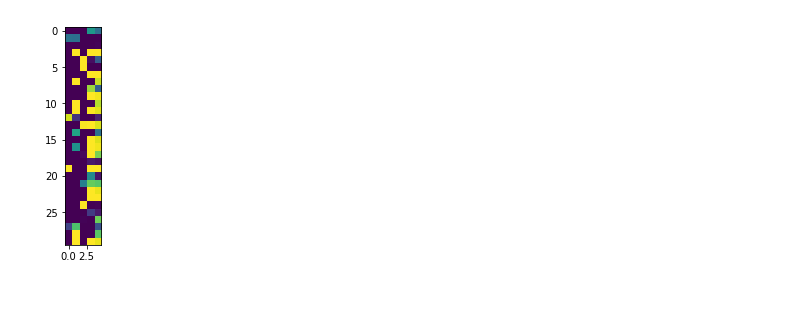
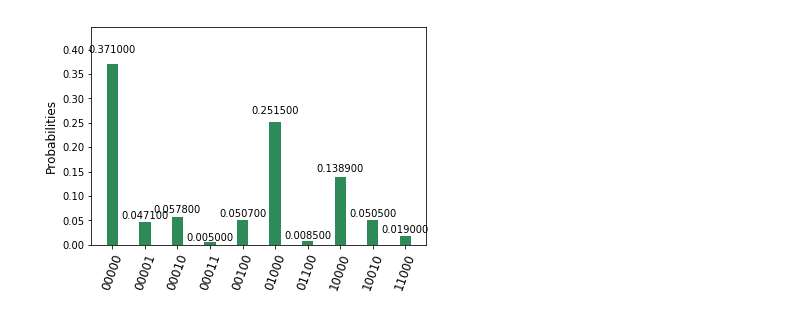
Before and after one commit to RQC-QApp/NNQST, a Jupyter notebook: nn_qst/pytorch_vae.ipynb, the cells around one changed output. Cells and saved outputs as stored; diff of their text form; code cells hidden in the pictures.

```diff
--- a/nn_qst/pytorch_vae.ipynb
+++ b/nn_qst/pytorch_vae.ipynb
@@ -236,9 +231,18 @@ plt.show()
 # %%
-rand_latent = torch.randn(30, 3)
+rand_latent = torch.randn(10000, 5)
 rand_latent = Variable(rand_latent)
 decoded = vae.decoder(rand_latent)
 
-plt.imshow(decoded.data.numpy())
-plt.show()
+# plt.imshow(decoded.data.numpy())
+# plt.show()
-# %% [output]
-[figure, removed]
+# %%
+import collections
+from qiskit.tools.visualization import plot_histogram
+
+
+cnt = collections.Counter([''.join(map(str, (state > 0.5).astype(int))) for state in decoded.data.numpy()])
+cnt = dict(cnt)
+
+plot_histogram(cnt)
+# %% [output]
+[figure, added]
```
Also changed, not shown: parts of 8 cells of this notebook, 6 other files.
